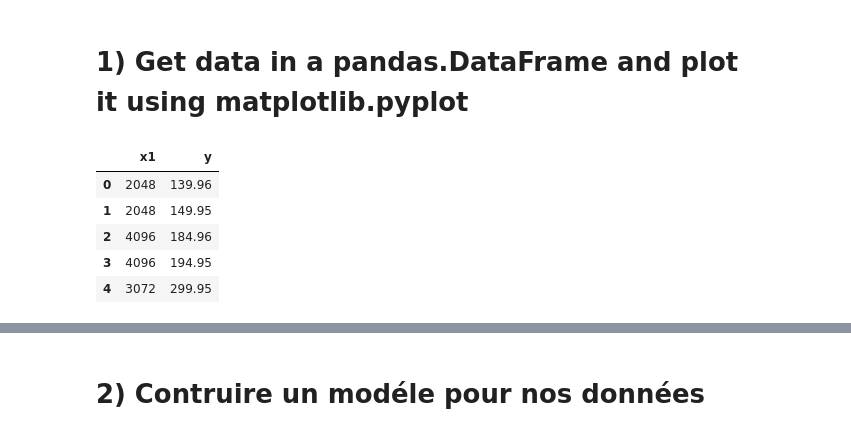
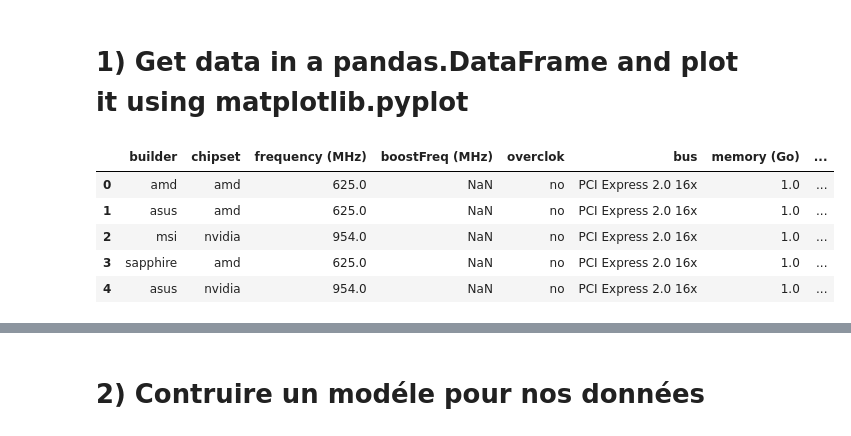
Before and after one commit to lbeaucourt/SIGMA-machine-learning, a Jupyter notebook: notebook/linearRegression/GPUprice.ipynb, the cells around one changed output, grey strips where cells are left out. Drawn from its saved outputs; the diff is of its cells as text; code cells hidden in the pictures.

```diff
--- a/notebook/linearRegression/GPUprice.ipynb
+++ b/notebook/linearRegression/GPUprice.ipynb
@@ -13,22 +13,22 @@ plt.rcParams['figure.figsize'] = [16, 10]
 # %%
 # Get data
 #  1) directement sous forme de list python
 
 GPU = [2048,2048,4096,4096,3072,6144,6144,8192,8192,8192,8192,11264,11264]
 prix = [139.96,149.95,184.96,194.95,299.95,332.95,359.95,459.95,534.95,569.95,699.95,829.96,929.95]
 data = pd.DataFrame({'x1':GPU,'y':prix})
 
 # Remarque: On peut également enregistrer des données structurées (dataFrame) en .csv
 data.to_csv('graphicCardsData.csv',index=False)
 
 #  2) En utilisant la fonction .read_csv() de pandas pour importer des données extérieure sous form .csv
 #     directement dans un pandas.DataFrame
-data = pd.read_csv('graphicCardsData.csv')
+data = pd.read_csv('graphicCards.csv')
 data.head()
 # %% [output]
-|  | x1 | y |
-| 0 | 2048 | 139.96 |
-| 1 | 2048 | 149.95 |
-| 2 | 4096 | 184.96 |
-| 3 | 4096 | 194.95 |
-| 4 | 3072 | 299.95 |
+|  | builder | chipset | frequency (MHz) | boostFreq (MHz) | overclok | bus | memory (Go) | ... |
+| 0 | amd | amd | 625.0 | NaN | no | PCI Express 2.0 16x | 1.0 | ... |
+| 1 | asus | amd | 625.0 | NaN | no | PCI Express 2.0 16x | 1.0 | ... |
+| 2 | msi | nvidia | 954.0 | NaN | no | PCI Express 2.0 16x | 1.0 | ... |
+| 3 | sapphire | amd | 625.0 | NaN | no | PCI Express 2.0 16x | 1.0 | ... |
+| 4 | asus | nvidia | 954.0 | NaN | no | PCI Express 2.0 16x | 1.0 | ... |
```
Also changed, not shown: parts of 14 cells of this notebook, 27 other files.
